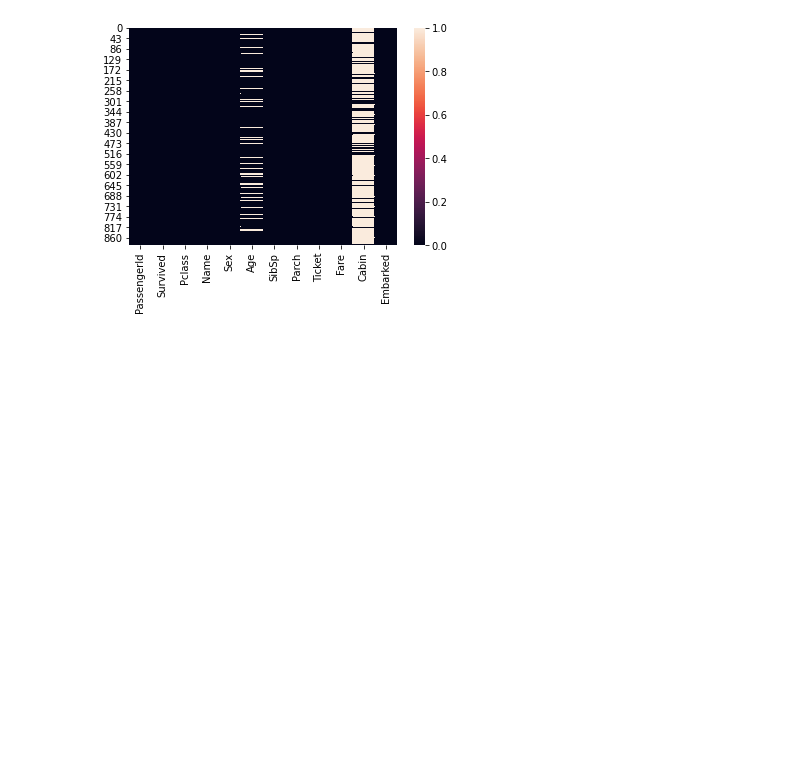
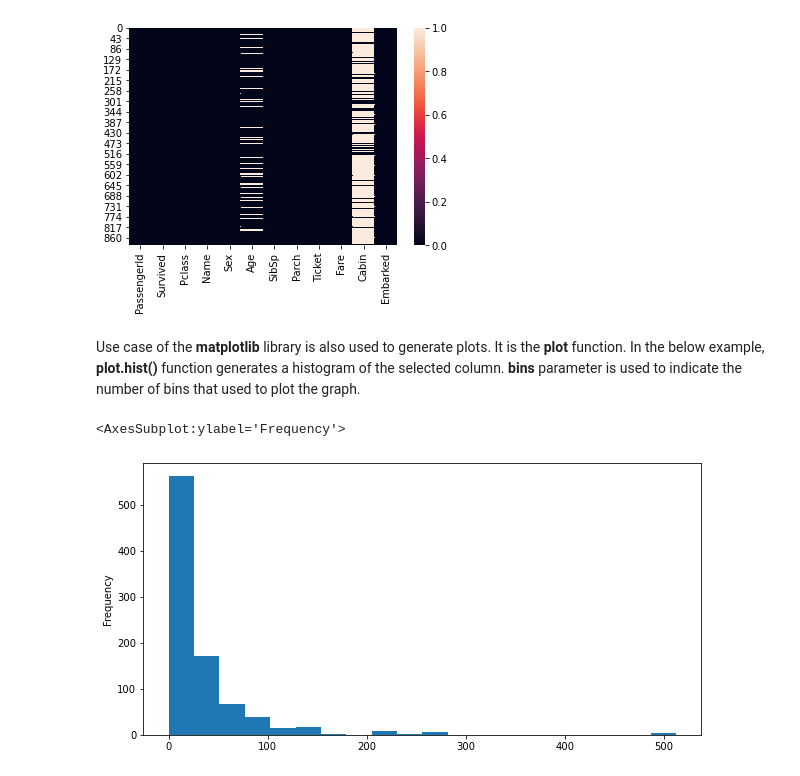
Before and after one commit to ChathurangaMMP/Machine-Learning, a Jupyter notebook: Data cleaning and preprocessing/data preprocessing.ipynb, the cells around one changed output. Cells and saved outputs as stored; diff of their text form; code cells hidden in the pictures; blank space fills up the shorter version.

Commit message:
completing upto matplotlib plot function

```diff
--- a/Data cleaning and preprocessing/data preprocessing.ipynb
+++ b/Data cleaning and preprocessing/data preprocessing.ipynb
@@ -176,3 +180,10 @@ sns.heatmap(data.isnull())
 # %% [output]
 <AxesSubplot:>
 [figure]
+# %% [markdown]
+Use case of the **matplotlib** library is also used to generate plots. It is the **plot** function. In the below example, **plot.hist()** function generates a histogram of the selected column. **bins** parameter is used to indicate the number of bins that used to plot the graph.
+# %%
+data['Fare'].plot.hist(bins=20,figsize=(10,5))
+# %% [output]
+<AxesSubplot:ylabel='Frequency'>
+[figure, added]
```
Also changed, not shown: parts of 2 cells of this notebook.
